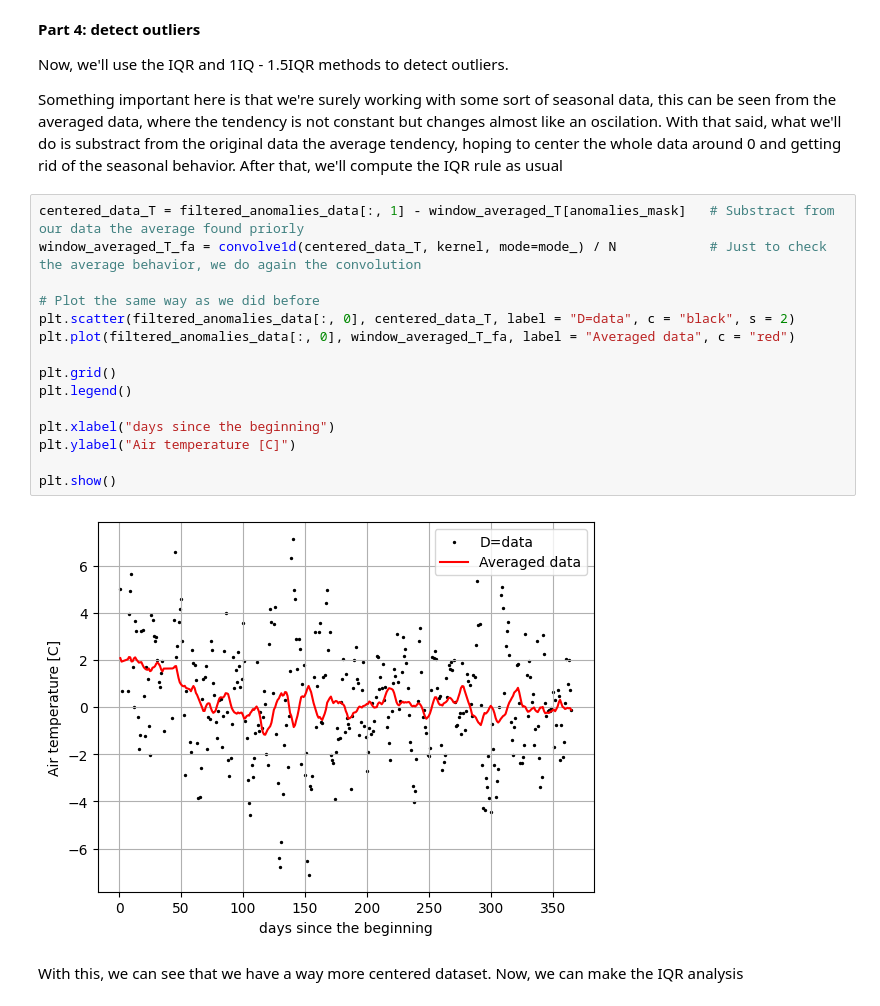
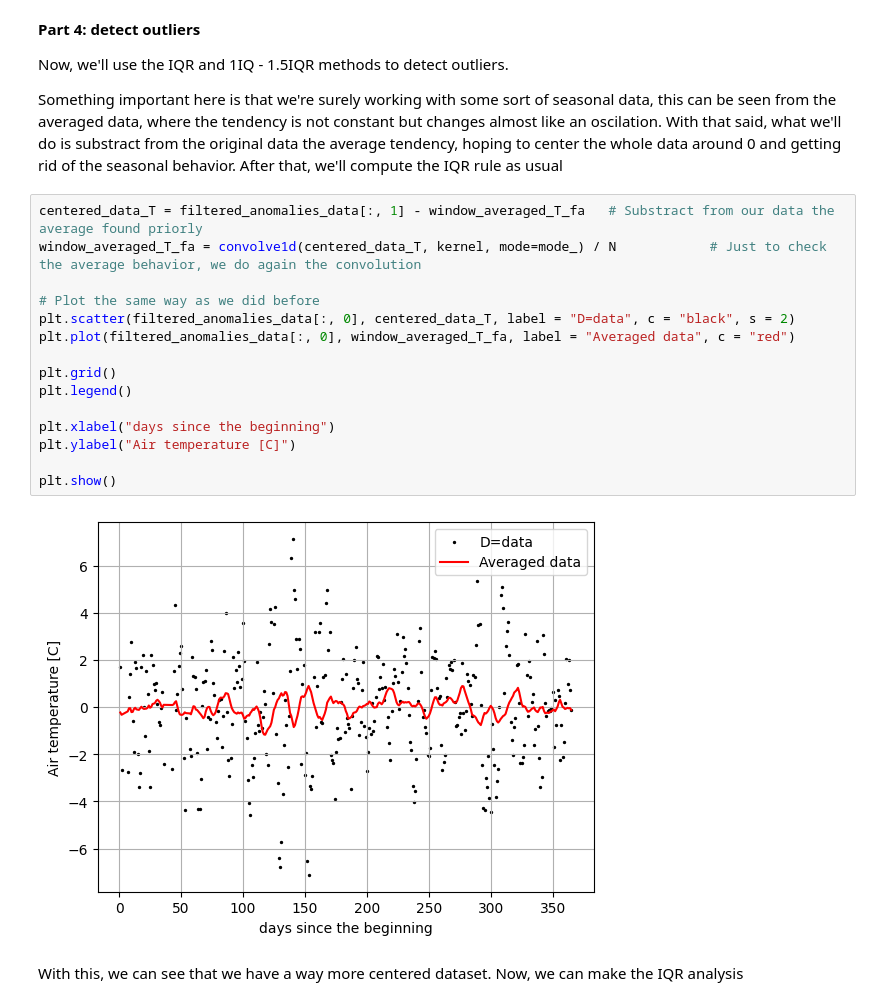
Before and after one commit to saacostad/ComputationalAstroPhysics, a Jupyter notebook: Python/Numpy/Exercises01.ipynb, the cells around one changed output. Drawn from its saved outputs; the diff is of its cells as text.

```diff
--- a/Python/Numpy/Exercises01.ipynb
+++ b/Python/Numpy/Exercises01.ipynb
@@ -149,22 +149,22 @@ Now, we'll use the IQR and 1IQ - 1.5IQR methods to detect outliers.
 
 Something important here is that we're surely working with some sort of seasonal data, this can be seen from the averaged data, where the tendency is not constant but changes almost like an oscilation. With that said, what we'll do is substract from the original data the average tendency, hoping to center the whole data around 0 and getting rid of the seasonal behavior. After that, we'll compute the IQR rule as usual
 # %%
-centered_data_T = filtered_anomalies_data[:, 1] - window_averaged_T[anomalies_mask]   # Substract from our data the average found priorly
+centered_data_T = filtered_anomalies_data[:, 1] - window_averaged_T_fa   # Substract from our data the average found priorly
 window_averaged_T_fa = convolve1d(centered_data_T, kernel, mode=mode_) / N            # Just to check the average behavior, we do again the convolution
 
 # Plot the same way as we did before
 plt.scatter(filtered_anomalies_data[:, 0], centered_data_T, label = "D=data", c = "black", s = 2)
 plt.plot(filtered_anomalies_data[:, 0], window_averaged_T_fa, label = "Averaged data", c = "red")
 
 plt.grid()
 plt.legend()
 
 plt.xlabel("days since the beginning")
 plt.ylabel("Air temperature [C]")
 
 plt.show()
 # %% [output]
-[figure, old version]
+[figure, new version]
 # %% [markdown]
 With this, we can see that we have a way more centered dataset. Now, we can make the IQR analysis
 # %%
```
Also changed, not shown: parts of 4 cells of this notebook.
